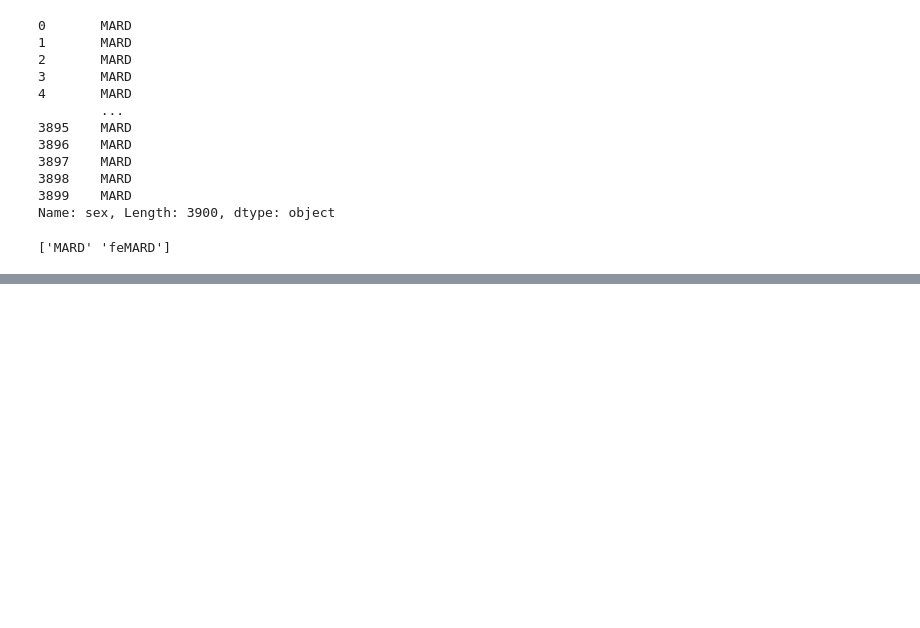
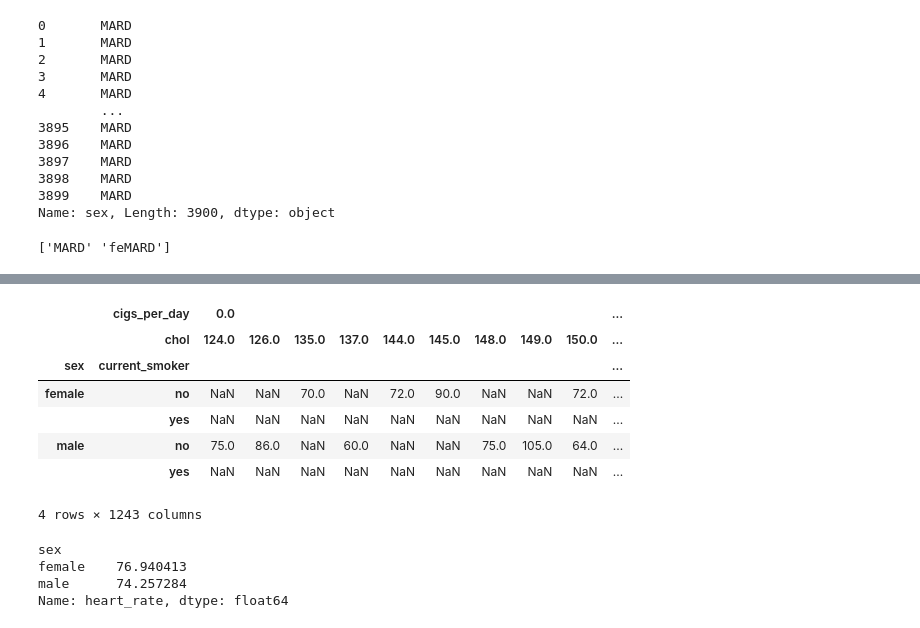
Before and after one commit to pradhans369/Python_and_Data_Science, a Jupyter notebook: 0 ML practice/18_5.ipynb, the cells around one changed output, grey strips where cells are left out. Saved outputs shown, nothing was run; the diff lists cells and outputs as text; code cells hidden in the pictures; blank space fills up the shorter version.

```diff
--- a/0 ML practice/18_5.ipynb
+++ b/0 ML practice/18_5.ipynb
@@ -181,0 +358,18 @@ Name: sex, dtype: object
+# %%
+df.pivot_table(index=['sex','current_smoker'], columns=['cigs_per_day','chol'], values='heart_rate', aggfunc='mean')
+# %% [output]
+|  | cigs_per_day | 0.0 |  |  |  |  |  |  |  |  | ... |
+|  | chol | 124.0 | 126.0 | 135.0 | 137.0 | 144.0 | 145.0 | 148.0 | 149.0 | 150.0 | ... |
+| sex | current_smoker |  |  |  |  |  |  |  |  |  | ... |
+| female | no | NaN | NaN | 70.0 | NaN | 72.0 | 90.0 | NaN | NaN | 72.0 | ... |
+|  | yes | NaN | NaN | NaN | NaN | NaN | NaN | NaN | NaN | NaN | ... |
+| male | no | 75.0 | 86.0 | NaN | 60.0 | NaN | NaN | 75.0 | 105.0 | 64.0 | ... |
+|  | yes | NaN | NaN | NaN | NaN | NaN | NaN | NaN | NaN | NaN | ... |
+4 rows × 1243 columns
+# %%
+df.groupby('sex')['heart_rate'].mean()
+# %% [output]
+sex
+female    76.940413
+male      74.257284
+Name: heart_rate, dtype: float64
```
Also changed, not shown: parts of 25 cells of this notebook, 1 other file.
